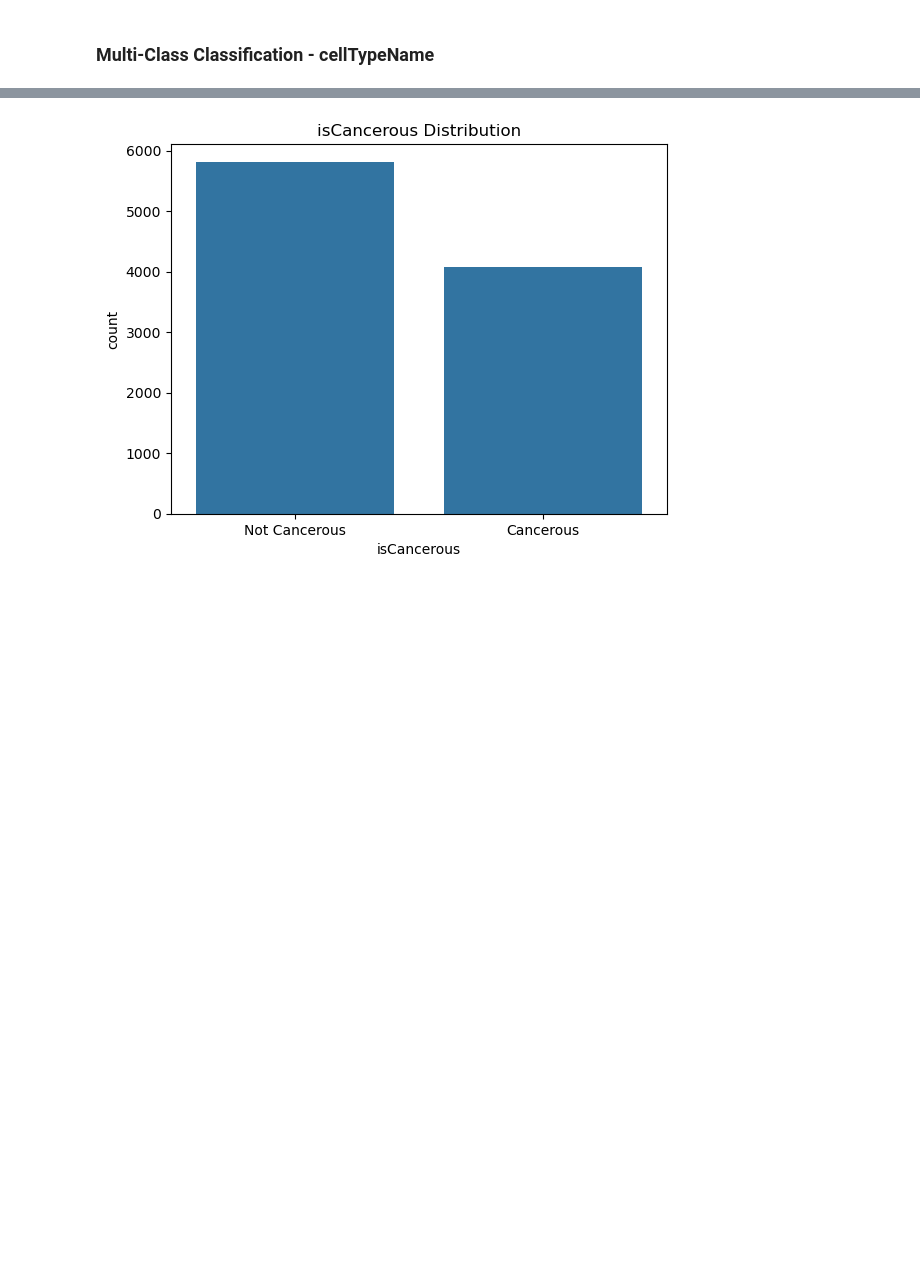
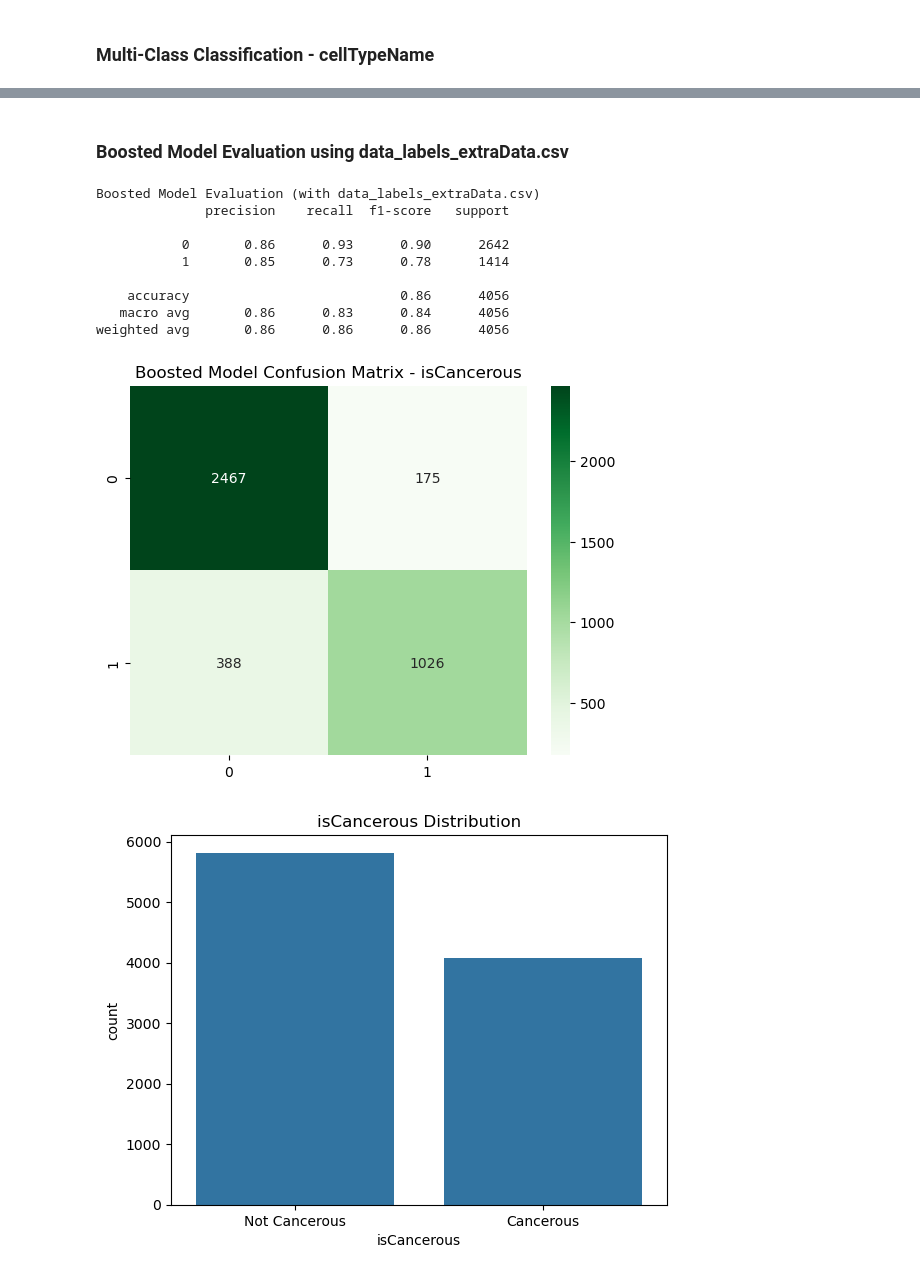
Before and after one commit to aryabad/ML_A2, a Jupyter notebook: ML_A2_95.ipynb, the cells around one changed output, grey strips where cells are left out. Saved outputs shown, nothing was run; the diff lists cells and outputs as text; code cells hidden in the pictures; blank space fills up the shorter version.

Commit message:
boosted model evaluation for extradata.csv

```diff
--- a/ML_A2_95.ipynb
+++ b/ML_A2_95.ipynb
@@ -170,6 +170,33 @@ inflammatory       0.63      0.78      0.69       509
    macro avg       0.70      0.59      0.57      1980
 weighted avg       0.71      0.70      0.66      1980
 [figure]
+# %% [markdown]
+### Boosted Model Evaluation using data_labels_extraData.csv
+# %%
+combined_df = pd.concat([main_data[['ImageName', 'isCancerous']], extra_data[['ImageName', 'isCancerous']]])
+X_boost, y_boost = load_images(combined_df, label_col='isCancerous')
+# %%
+X_train_b, X_test_b, y_train_b, y_test_b = train_test_split(X_boost, y_boost, test_size=0.2, stratify=y_boost, random_state=42)
+boosted_model = RandomForestClassifier(n_estimators=100, random_state=42)
+boosted_model.fit(X_train_b, y_train_b)
+y_pred_b = boosted_model.predict(X_test_b)
+# %%
+print("Boosted Model Evaluation (with data_labels_extraData.csv)")
+print(classification_report(y_test_b, y_pred_b))
+sns.heatmap(confusion_matrix(y_test_b, y_pred_b), annot=True, fmt='d', cmap='Greens')
+plt.title("Boosted Model Confusion Matrix - isCancerous")
+plt.show()
+# %% [output]
+Boosted Model Evaluation (with data_labels_extraData.csv)
+              precision    recall  f1-score   support
+
+           0       0.86      0.93      0.90      2642
+           1       0.85      0.73      0.78      1414
+
+    accuracy                           0.86      4056
+   macro avg       0.86      0.83      0.84      4056
+weighted avg       0.86      0.86      0.86      4056
+[figure, added]
 # %%
 # Cancerous class distribution
 sns.countplot(data=main_data, x='isCancerous')
```
Also changed, not shown: parts of 1 cell of this notebook.
